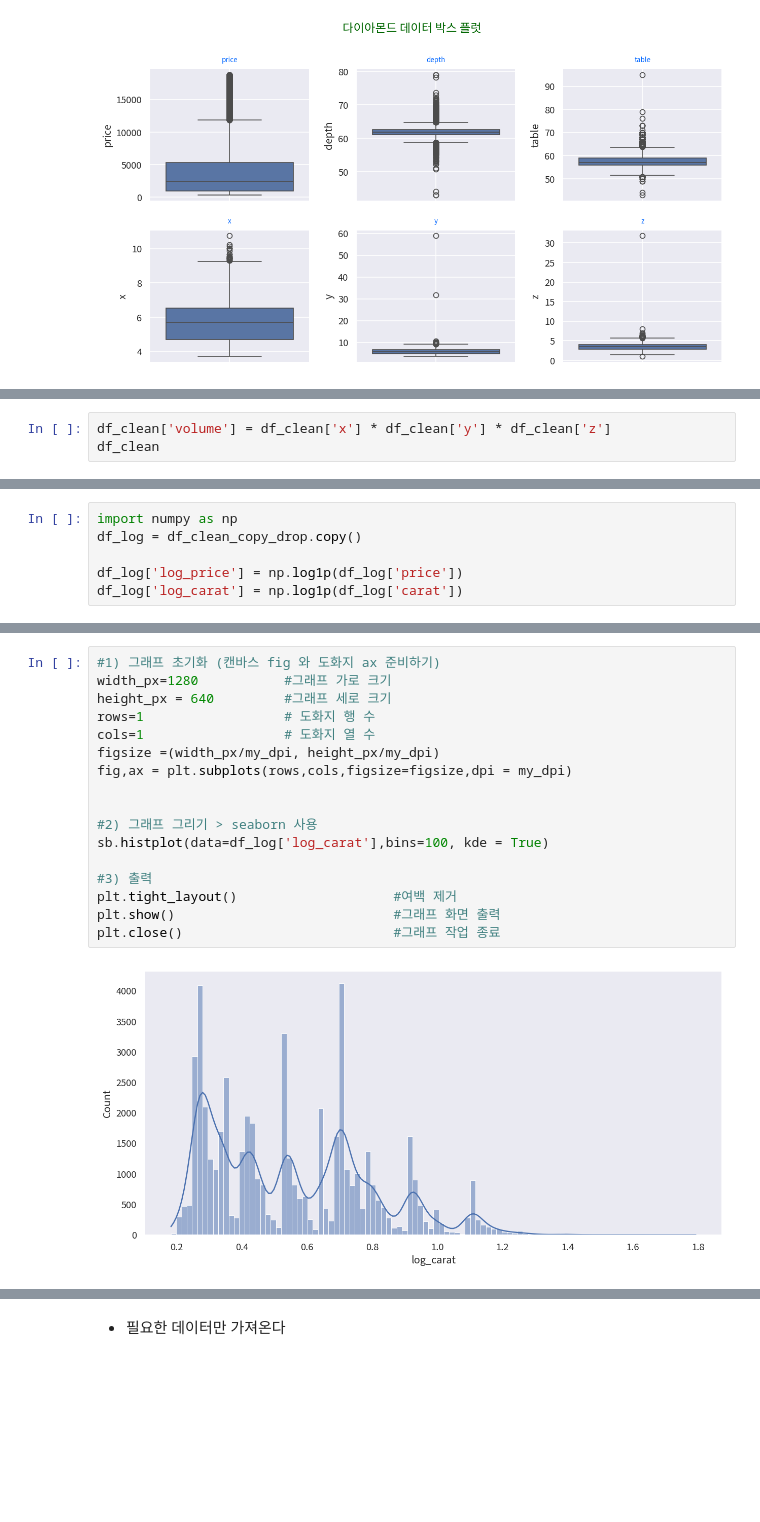
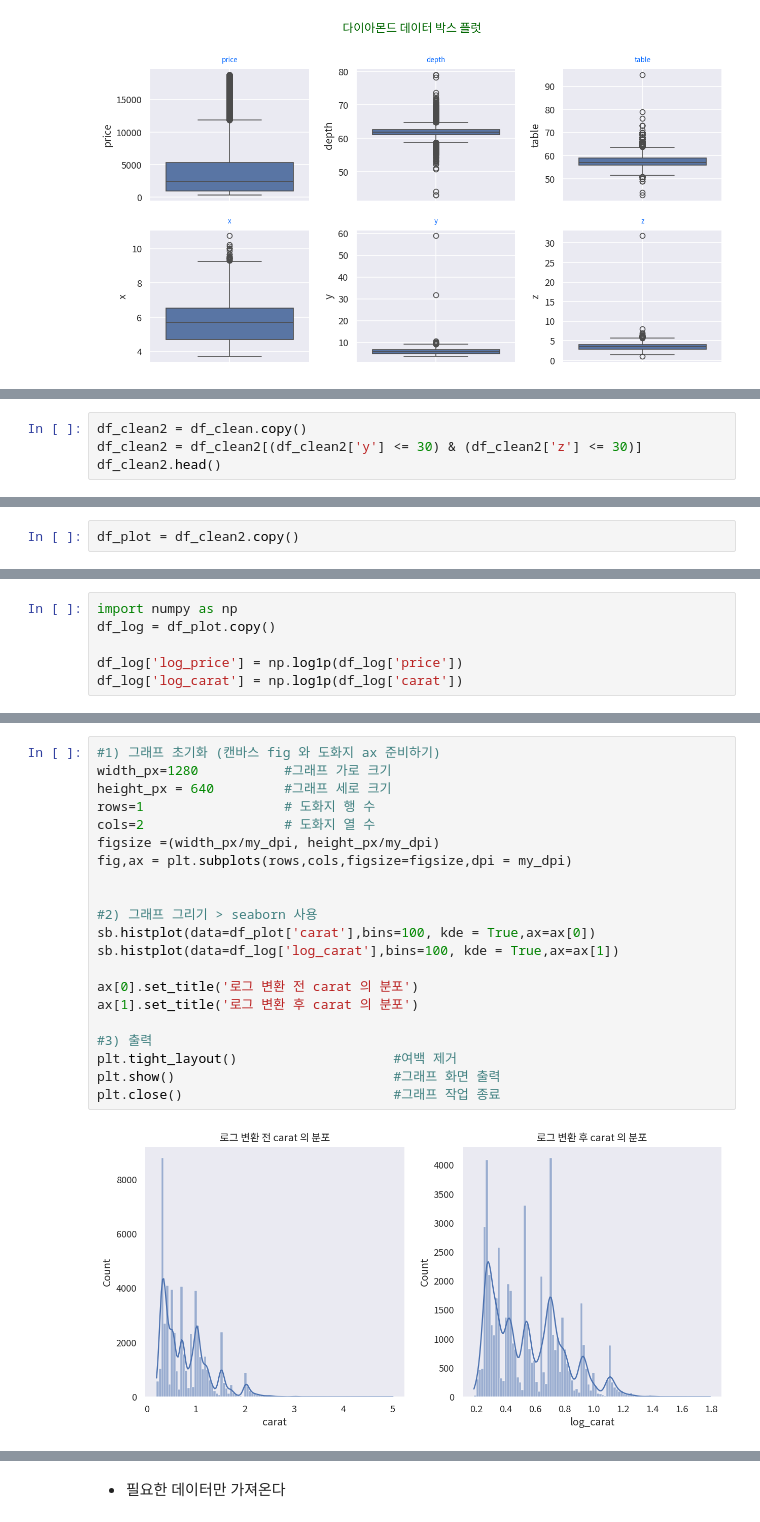
Before and after one commit to BoheeJeong/data_analysis_basic, a Jupyter notebook: 00 캡스톤/12-04. 다이아몬드 연습문제.ipynb, the cells around one changed output, grey strips where cells are left out. Drawn from its saved outputs; the diff is of its cells as text; blank space fills up the shorter version.

```diff
--- a/00 캡스톤/12-04. 다이아몬드 연습문제.ipynb
+++ b/00 캡스톤/12-04. 다이아몬드 연습문제.ipynb
@@ -703,3 +632,0 @@ for i in cut_df_list:
-# %%
-df_clean['volume'] = df_clean['x'] * df_clean['y'] * df_clean['z']
-df_clean
@@ -724,0 +633,4 @@ See the caveats in the documentation: https://pandas.pydata.org/pandas-docs/stab
+# %%
+df_clean2 = df_clean.copy()
+df_clean2 = df_clean2[(df_clean2['y'] <= 30) & (df_clean2['z'] <= 30)]
+df_clean2.head()
@@ -884,2 +732,4 @@ plt.close()                            # 그래프 작업 종료
 # %% [markdown]
 <price>
+# %%
+df_plot = df_clean2.copy()
@@ -942,6 +801,6 @@ plt.close()                           #그래프 작업 종료
 # %%
 import numpy as np
-df_log = df_clean_copy_drop.copy()
+df_log = df_plot.copy()
 
 df_log['log_price'] = np.log1p(df_log['price'])
 df_log['log_carat'] = np.log1p(df_log['carat'])
@@ -987,19 +851,23 @@ plt.close()                           #그래프 작업 종료
 # %%
 #1) 그래프 초기화 (캔바스 fig 와 도화지 ax 준비하기)
 width_px=1280           #그래프 가로 크기
 height_px = 640         #그래프 세로 크기
 rows=1                  # 도화지 행 수
-cols=1                  # 도화지 열 수
+cols=2                  # 도화지 열 수
 figsize =(width_px/my_dpi, height_px/my_dpi)
 fig,ax = plt.subplots(rows,cols,figsize=figsize,dpi = my_dpi)
 
 
 #2) 그래프 그리기 > seaborn 사용
-sb.histplot(data=df_log['log_carat'],bins=100, kde = True)
+sb.histplot(data=df_plot['carat'],bins=100, kde = True,ax=ax[0])
+sb.histplot(data=df_log['log_carat'],bins=100, kde = True,ax=ax[1])
+
+ax[0].set_title('로그 변환 전 carat 의 분포')
+ax[1].set_title('로그 변환 후 carat 의 분포')
 
 #3) 출력
 plt.tight_layout()                    #여백 제거
 plt.show()                            #그래프 화면 출력
 plt.close()                           #그래프 작업 종료
 # %% [output]
-[figure, old version]
+[figure, new version]
```
Also changed, not shown: parts of 61 cells of this notebook, 4 other files.
